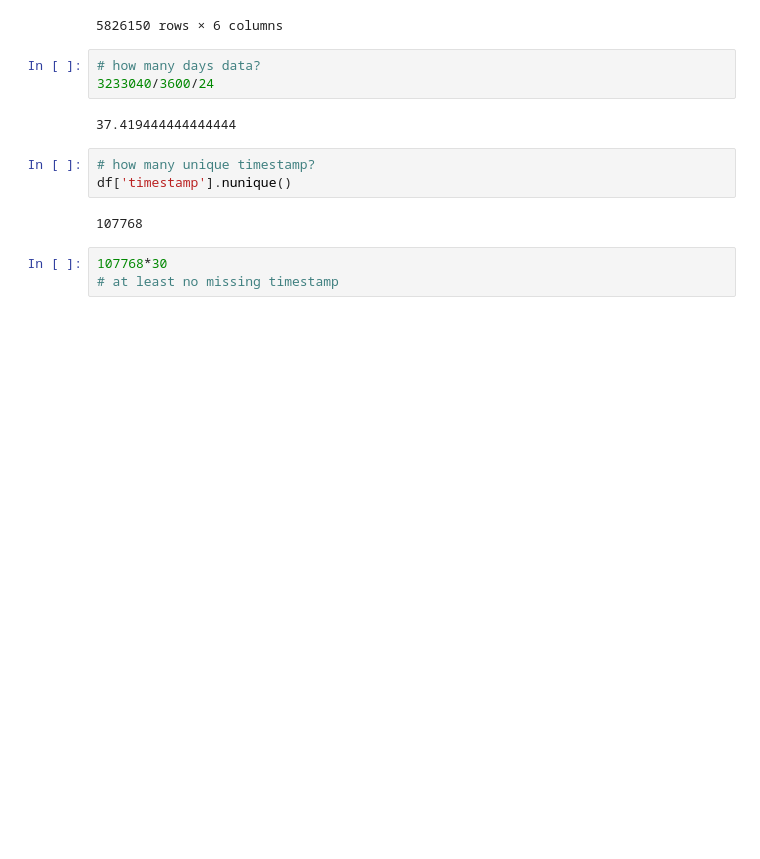
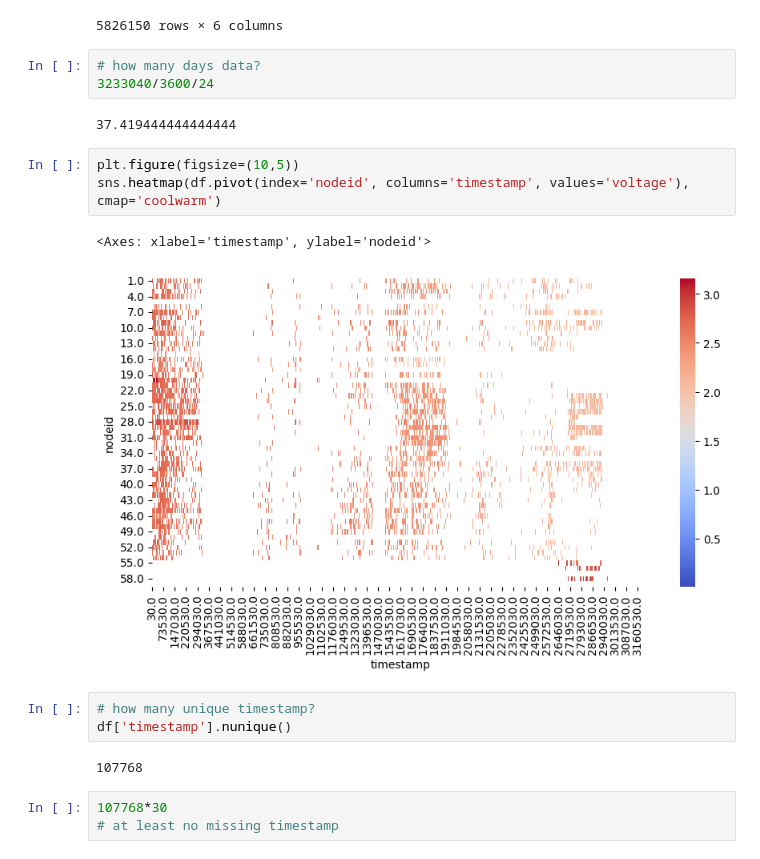
Before and after one commit to siji2022/CS6604_LoG_project, a Jupyter notebook: plots_all_data.ipynb, the cells around one changed output. Saved outputs shown, nothing was run; the diff lists cells and outputs as text; blank space fills up the shorter version.

```diff
--- a/plots.ipynb
+++ b/plots_all_data.ipynb
@@ -29,6 +29,12 @@ df
 3233040/3600/24
 # %% [output]
 37.419444444444444
+# %%
+plt.figure(figsize=(10,5))
+sns.heatmap(df.pivot(index='nodeid', columns='timestamp', values='voltage'), cmap='coolwarm')
+# %% [output]
+<Axes: xlabel='timestamp', ylabel='nodeid'>
+[figure, added]
 # %%
 # how many unique timestamp?
 df['timestamp'].nunique()
```
Also changed, not shown: 3 other files.
